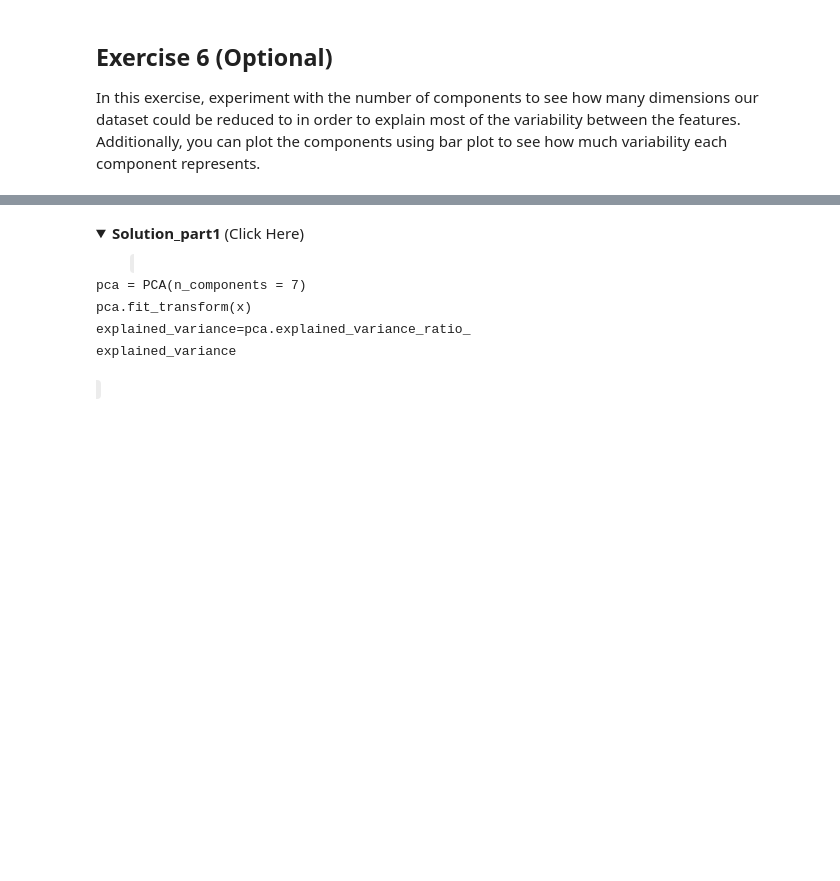
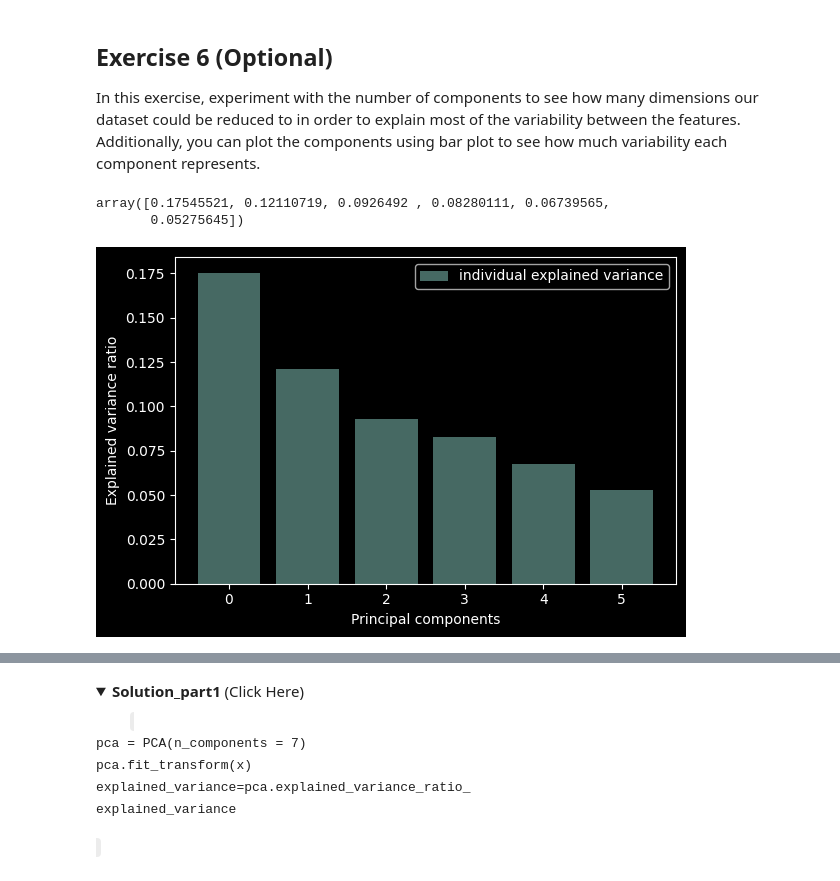
Before and after one commit to ASGuzman/ibm_machine_learning, a Jupyter notebook: Feature_Engineering_Lab.ipynb, the cells around one changed output, grey strips where cells are left out. Drawn from its saved outputs; the diff is of its cells as text; code cells hidden in the pictures; folded sections open; blank space fills up the shorter version.

```diff
--- a/Feature_Engineering_Lab.ipynb
+++ b/Feature_Engineering_Lab.ipynb
@@ -328,3 +326,5 @@ data1["Dep_Min"]= pd.to_datetime(data1['Dep_Time']).dt.minute
 Now, let's transform the 'Arrival_Time' column.
 # %%
 # Enter your code and run the cell
+data1["Arrival_Hour"] = pd.to_datetime(data1["Arrival_Time"]).dt.hour
+data1["Arrival_Min"] = pd.to_datetime(data1["Arrival_Time"]).dt.minute
@@ -355,0 +379,5 @@ Now, let's transform the 'Arrival_Time' column into its corresponding time zones
+# %%
+# Enter your code and run the cell
+data1["Arrival_Hour"] = pd.to_datetime(data1["Arrival_Time"]).dt.hour
+data1['Arrival_timezone'] = pd.cut(data1.Arrival_Hour, [0,6,12,18,24], labels=['Night','Morning','Afternoon','Evening'])
+data1['Arrival_timezone']
@@ -379,0 +420,5 @@ Now, let's create 'Day' and 'Year' columns in a similar way.
+# %%
+# Enter your code and run the cell
+data1['Day']= pd.to_datetime(data1["Date_of_Journey"], format="%d/%m/%Y").dt.day
+data1['Year']= pd.to_datetime(data1["Date_of_Journey"], format="%d/%m/%Y").dt.year
+data1.head(3)
@@ -479,3 +603,10 @@ The first component constitutes 17.54% of the variance and second component cons
 In this exercise, experiment with the number of components to see how many dimensions our dataset could be reduced to in order to explain most of the variability between the features. Additionally, you can plot the components using bar plot to see how much variability each component represents.
 # %%
 # Enter your code and run the cell
+pca = PCA(n_components = 6)
+pca.fit_transform(x)
+explained_variance=pca.explained_variance_ratio_
+explained_variance
+# %% [output]
+array([0.17545521, 0.12110719, 0.0926492 , 0.08280111, 0.06739565,
+       0.05275645])
@@ -483,0 +613,14 @@ In this exercise, experiment with the number of components to see how many dimen
+# %%
+# Enter your code and run the cell
+with plt.style.context('dark_background'):
+
+    plt.figure(figsize=(6, 4))
+
+    plt.bar(range(6), explained_variance, alpha=0.5, align='center',
+    label='individual explained variance')
+    plt.ylabel('Explained variance ratio')
+    plt.xlabel('Principal components')
+    plt.legend(loc='best')
+    plt.tight_layout()
+# %% [output]
+[figure, added]
```
Also changed, not shown: parts of 24 cells of this notebook, 1 other file.
